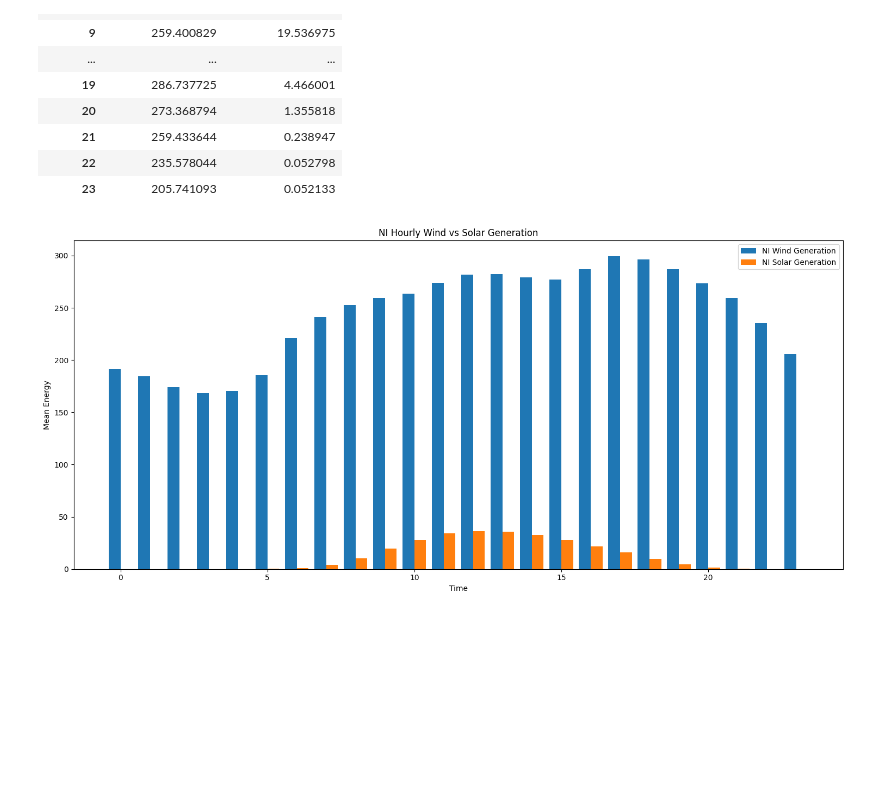
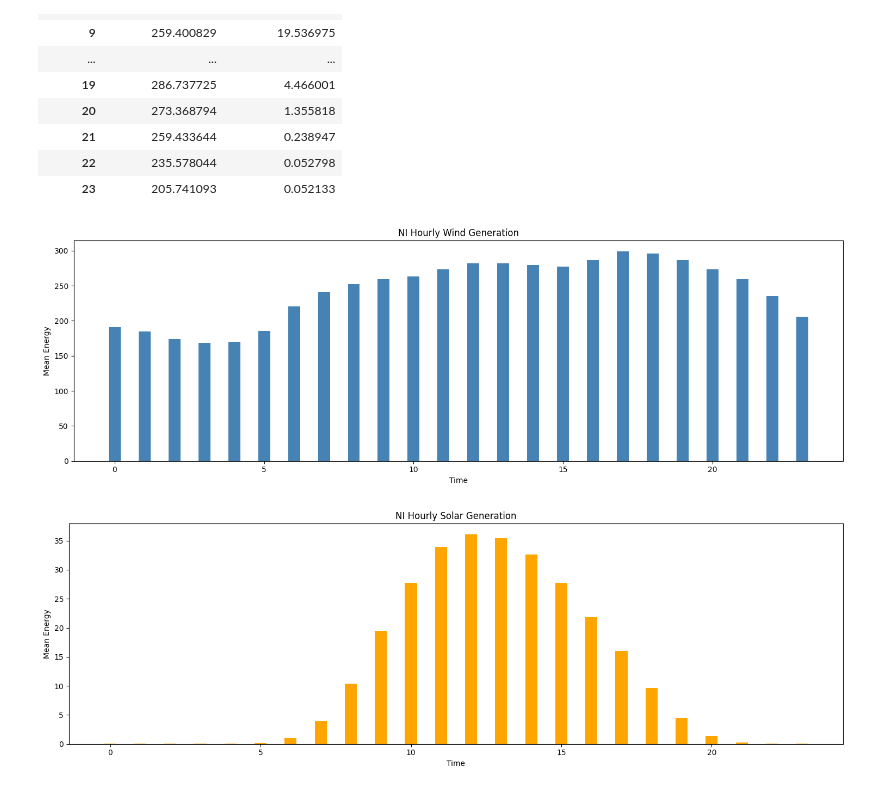
Before and after one commit to Mitch-json/Data-Inference-and-Applied-Machine-Leaning, a Jupyter notebook: Statistical Analysis/Statistical Analysis.ipynb, the cells around one changed output. Cells and saved outputs as stored; diff of their text form; code cells hidden in the pictures; blank space fills up the shorter version.

```diff
--- a/Statistical Analysis/Statistical Analysis.ipynb
+++ b/Statistical Analysis/Statistical Analysis.ipynb
@@ -542,23 +556,26 @@ NI_hourly_stats
 | 22 | 235.578044 | 0.052798 |
 | 23 | 205.741093 | 0.052133 |
 # %%
-bar_width = 0.4
+bar_width = 0.4 # Bar width
+x = range(len(NI_hourly_stats)) # X positions
 
-# Create positions for each group
-x = range(len(NI_hourly_stats))
-x_wind = [i - bar_width / 2 for i in x]
-x_solar = [i + bar_width / 2 for i in x]
-
-plt.figure(figsize=(15, 7))
-plt.bar(x_wind, NI_hourly_stats['NI Wind Generation']['mean'], width=bar_width, label='NI Wind Generation')
-plt.bar(x_solar, NI_hourly_stats['NI Solar Generation']['mean'], width=bar_width, label='NI Solar Generation')
-
-
-plt.title('NI Hourly Wind vs Solar Generation')
+# Plot NI Wind Generation
+plt.figure(figsize=(15, 5))
+plt.bar(x, NI_hourly_stats['NI Wind Generation']['mean'], width=bar_width, color='steelblue')
+plt.title('NI Hourly Wind Generation')
 plt.xlabel('Time')
 plt.ylabel('Mean Energy')
-plt.legend()
 plt.tight_layout()
 plt.show()
+
+# Plot NI Solar Generation
+plt.figure(figsize=(15, 5))
+plt.bar(x, NI_hourly_stats['NI Solar Generation']['mean'], width=bar_width, color='orange')
+plt.title('NI Hourly Solar Generation')
+plt.xlabel('Time')
+plt.ylabel('Mean Energy')
+plt.tight_layout()
+plt.show()
 # %% [output]
-[figure, old version]
+[figure, new version]
+[figure, added]
```
Also changed, not shown: parts of 26 cells of this notebook, 1 other file.
